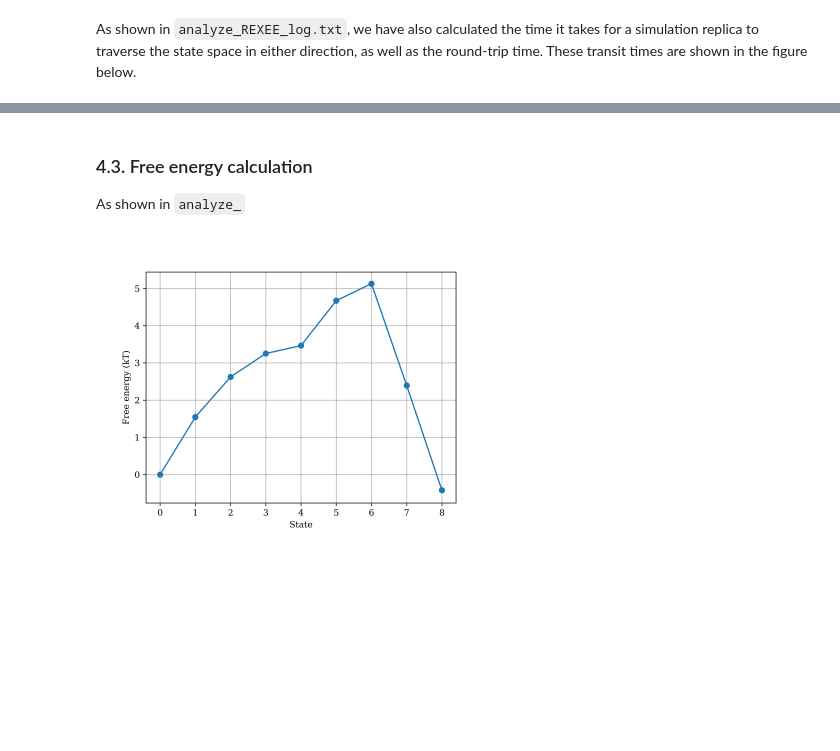
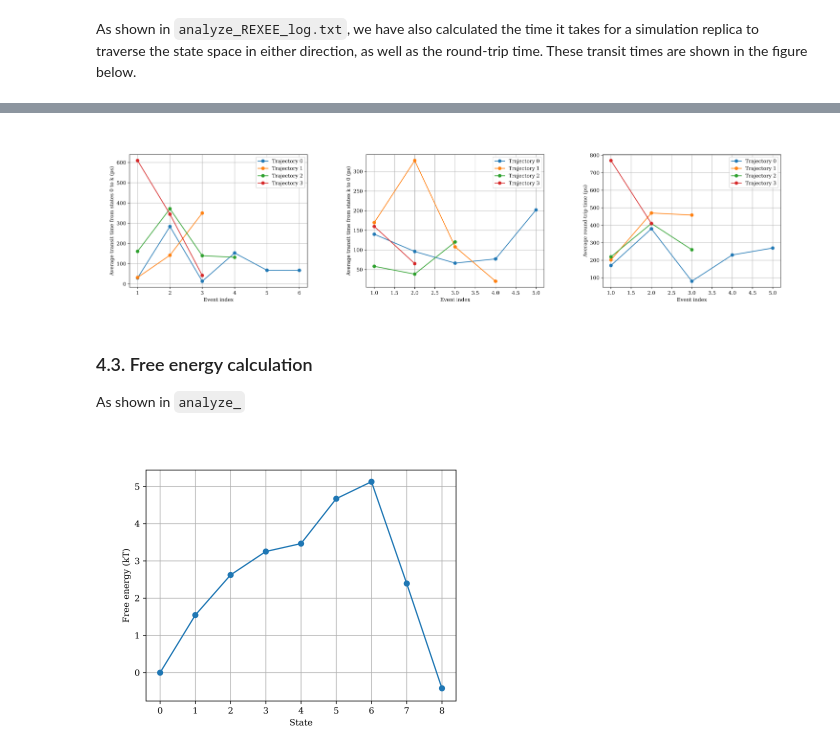
Before and after one commit to wehs7661/ensemble_md, a Jupyter notebook: docs/examples/tutorial_1/standard_REXEE.ipynb, the cells around one changed output, grey strips where cells are left out. Drawn from its saved outputs; the diff is of its cells as text; code cells hidden in the pictures; blank space fills up the shorter version.

```diff
--- a/docs/examples/tutorial_1/standard_REXEE.ipynb
+++ b/docs/examples/tutorial_1/standard_REXEE.ipynb
@@ -326,5 +346,5 @@ display_images(images)
 As shown in `analyze_REXEE_log.txt`, we have also calculated the time it takes for a simulation replica to traverse the state space in either direction, as well as the round-trip time. These transit times are shown in the figure below.
 # %%
 images = ['example_outputs/analysis/t_0k.png', 'example_outputs/analysis/t_k0.png', 'example_outputs/analysis/t_roundtrip.png']
-display_images(images)
+display_images_matplotlib(images, rows=1, figsize=(15, 7.5))
 # %% [output]
@@ -332,3 +351,4 @@ display_images(images)
+[figure, added]
 # %% [markdown]
 ### 4.3. Free energy calculation
 As shown in `analyze_`
```
Also changed, not shown: parts of 8 cells of this notebook.
